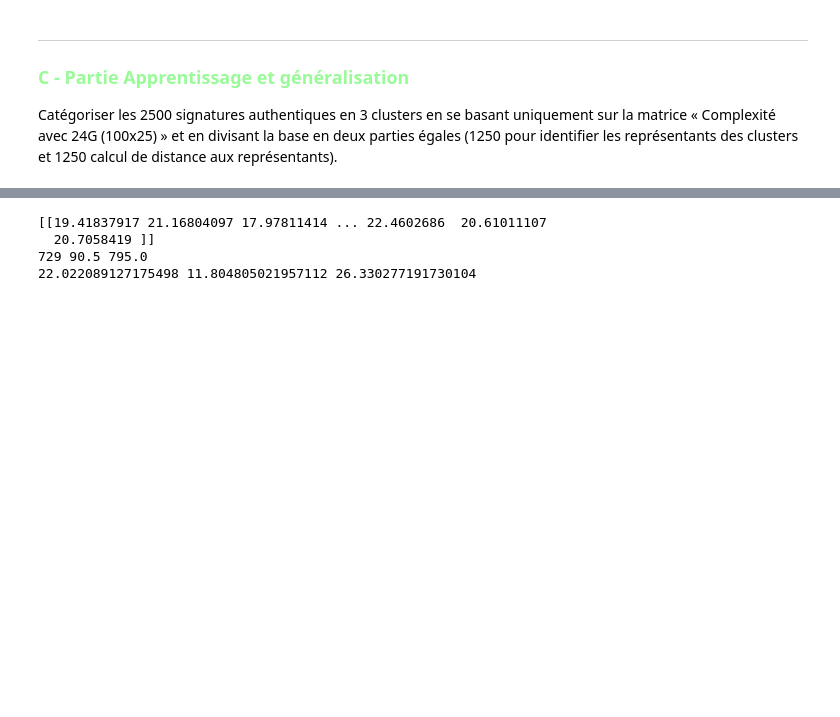
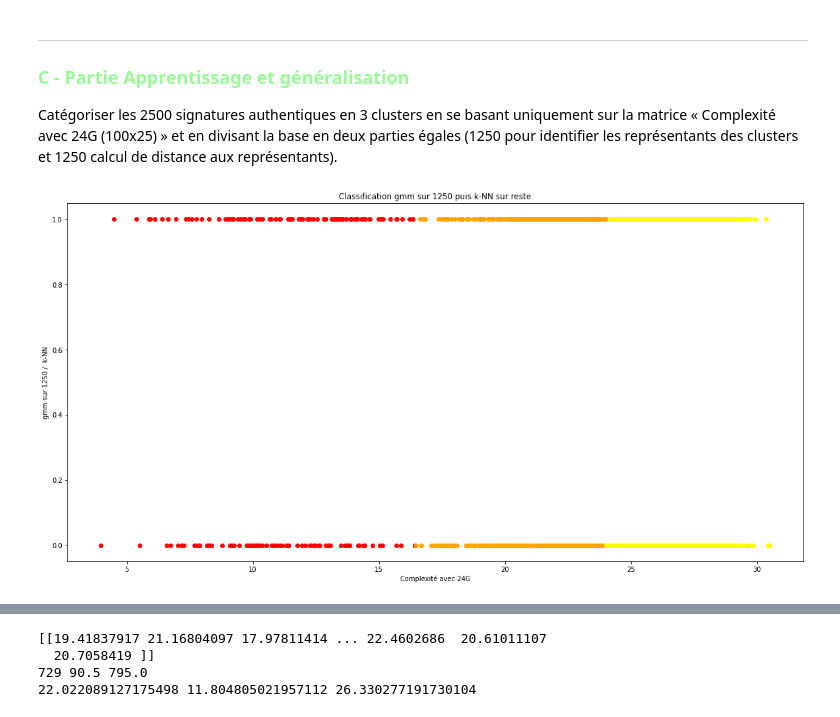
Before and after one commit to Ohm-T/Unsupervised-Classification, a Jupyter notebook: Project_2_Analysis_of_handwritten_signatures_for_identity_verification_identity_verification.ipynb, the cells around one changed output, grey strips where cells are left out. Saved outputs shown, nothing was run; the diff lists cells and outputs as text; code cells hidden in the pictures; blank space fills up the shorter version.

```diff
--- a/Project_2_Analysis_of_handwritten_signatures_for_identity_verification_identity_verification.ipynb
+++ b/Project_2_Analysis_of_handwritten_signatures_for_identity_verification_identity_verification.ipynb
@@ -530,3 +537,44 @@ Name: 24G, Length: 65, dtype: float64
 ### <font color='PaleGreen'>C - Partie Apprentissage et généralisation </font>
 
 Catégoriser les 2500 signatures authentiques en 3 clusters en se basant uniquement sur la matrice « Complexité avec 24G (100x25) » et en divisant la base en deux parties égales (1250 pour identifier les représentants des clusters et 1250 calcul de distance aux représentants).
+# %%
+# 1ère approche : Choix des 1250 signatures de façon aléatoire
+# Mélange aléatoire puis split des données en 2 datasets
+dt_sig24_rand = dt_sig24.reshape(1,-1)[0]
+np.random.shuffle(dt_sig24_rand)
+data_1, data_2 = np.split(dt_sig24_rand, 2)
+# %%
+from sklearn.neighbors import KNeighborsClassifier
+
+# Classification des données du premier dataset
+n_cluster = 3
+gmm = GaussianMixture(n_components = n_cluster)
+pred1 = gmm.fit_predict(data_1.reshape(-1,1))
+
+# Choix des représentants par moyenne de chaque cluster
+val_c0 = data_1[pred1==0]
+val_c1 = data_1[pred1==1]
+val_c2 = data_1[pred1==2]
+mean_0, mean_1, mean_2 = map(lambda x:np.mean(x), [val_c0, val_c1, val_c2])
+
+# Classification du reste des données dans les clusters précedents par méthode de KNN (généralisation)
+#p=2 =>Manhanttan distance et p=1 =>euclidian distance
+#kNN = KNeighborsClassifier(n_neighbors=2, p=2, algorithm='auto').fit(data_2.reshape(-1,1), pred1)
+#pred2 = kNN.predict(data_2.reshape(-1,1))
+
+
+pred2 = np.array([list(map(lambda x: np.argmin(np.array([np.linalg.norm(mean_0-x),np.linalg.norm(mean_1-x),np.linalg.norm(mean_2-x)])),data_2))])[0]
+pred3 = np.hstack((pred1, pred2))
+# %%
+# Comparaison par rapport classification de la QUESTION 2
+fig = plt.figure(figsize=(20,10))
+color = ['yellow', 'red', 'orange']
+for i in range(n_cluster):
+  plt.scatter(data_1[pred1==i], np.zeros(len(data_1[pred1==i])), color=color[i])
+  plt.scatter(data_2[pred2==i], np.ones(len(data_2[pred2==i])), color=color[i])
+plt.title('Classification gmm sur 1250 puis k-NN sur reste')
+plt.xlabel('Complexité avec 24G')
+plt.ylabel('gmm sur 1250 /  k-NN')
+plt.show()
+# %% [output]
+[figure, added]
```
Also changed, not shown: parts of 12 cells of this notebook.
